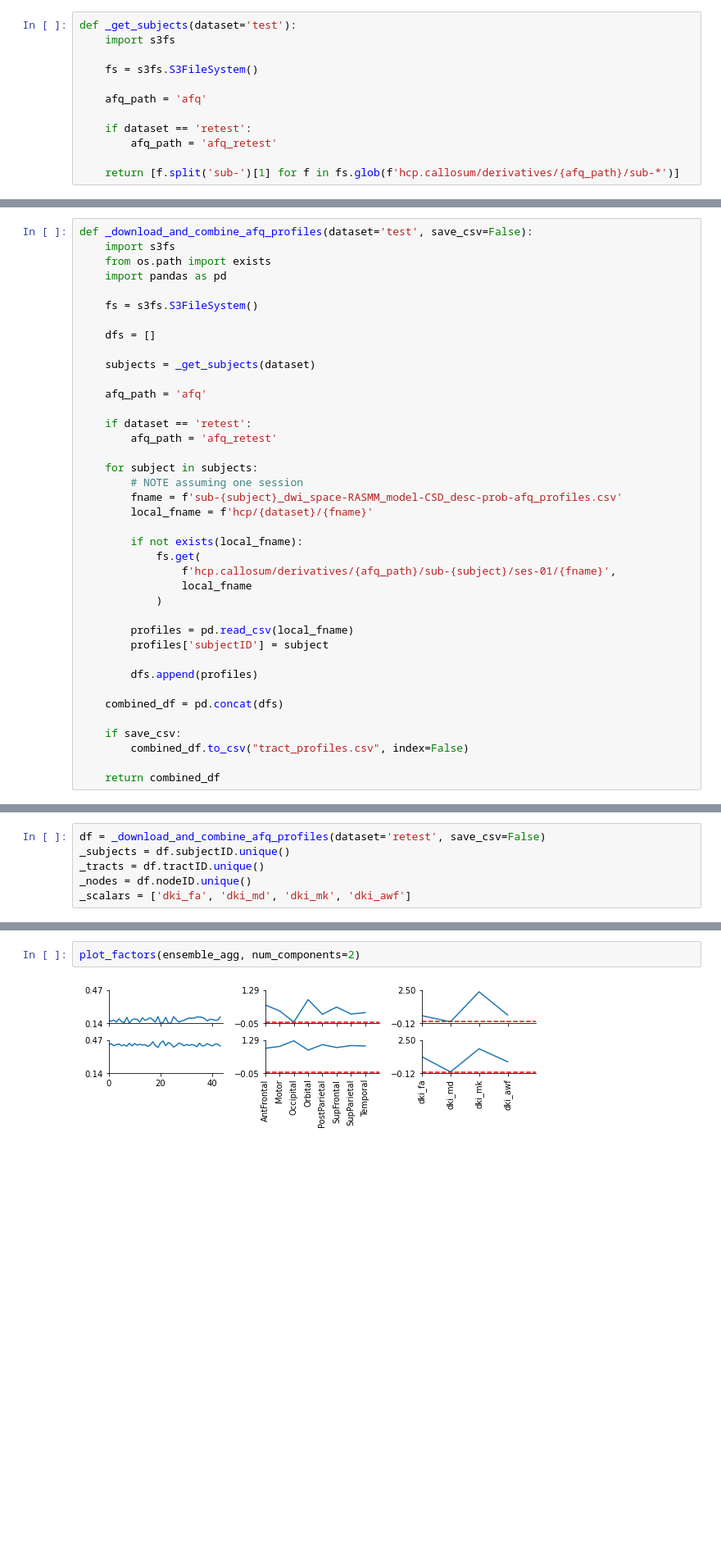
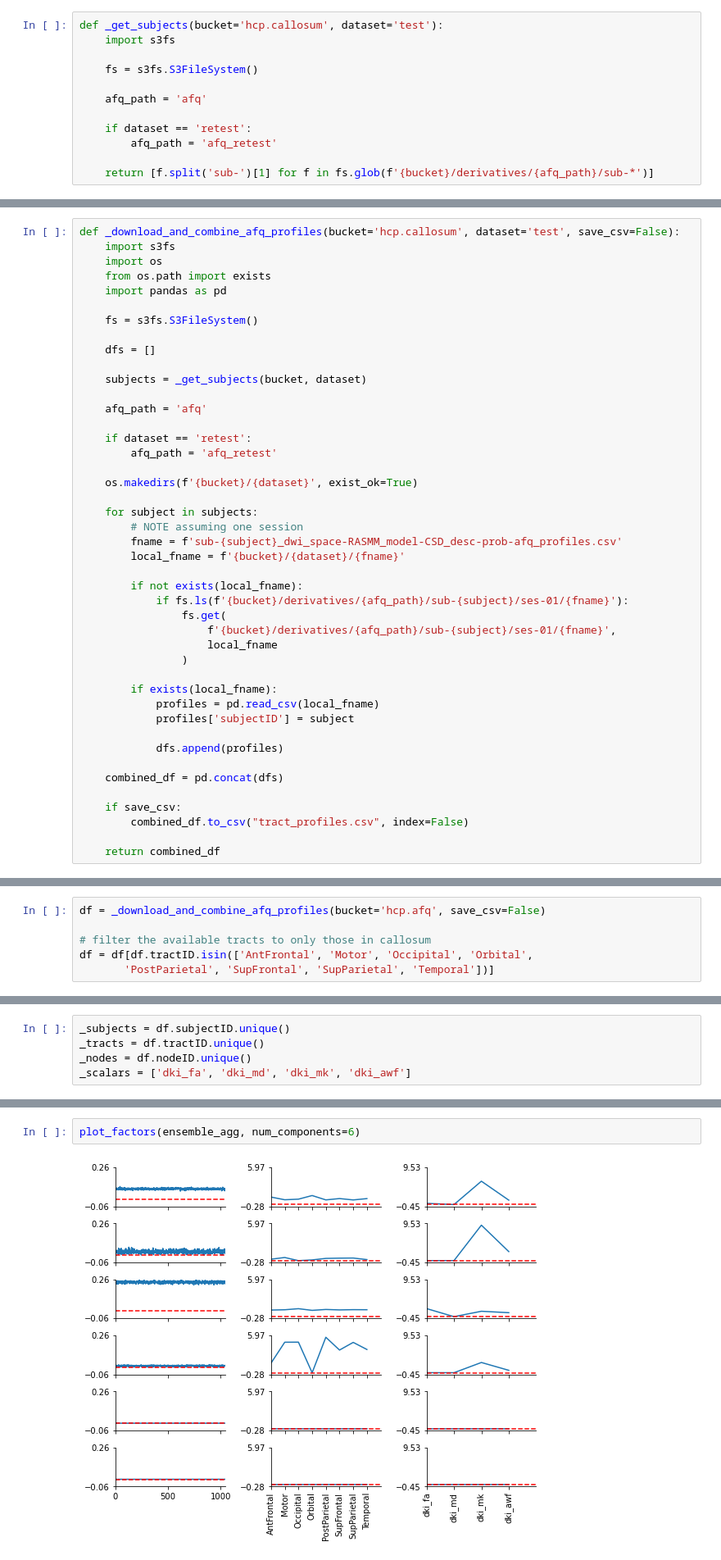
Before and after one commit to bloomdt-uw/callosum_microstructure, a Jupyter notebook: callosum.ipynb, the cells around one changed output, grey strips where cells are left out. Shown at 82% size. Drawn from its saved outputs; the diff is of its cells as text; blank space fills up the shorter version.

```diff
--- a/callosum.ipynb
+++ b/callosum.ipynb
@@ -31,5 +33,5 @@ def _get_subject_sessions(subjects, dataset='test'):
 # %%
-def _get_subjects(dataset='test'):
+def _get_subjects(bucket='hcp.callosum', dataset='test'):
     import s3fs
 
     fs = s3fs.S3FileSystem()
@@ -39,4 +41,4 @@ def _get_subjects(dataset='test'):
     if dataset == 'retest':
         afq_path = 'afq_retest'
 
-    return [f.split('sub-')[1] for f in fs.glob(f'hcp.callosum/derivatives/{afq_path}/sub-*')]
+    return [f.split('sub-')[1] for f in fs.glob(f'{bucket}/derivatives/{afq_path}/sub-*')]
@@ -43,6 +47,7 @@ def _get_subjects(dataset='test'):
 # %%
-def _download_and_combine_afq_profiles(dataset='test', save_csv=False):
+def _download_and_combine_afq_profiles(bucket='hcp.callosum', dataset='test', save_csv=False):
     import s3fs
+    import os
     from os.path import exists
     import pandas as pd
 
@@ -50,28 +55,32 @@ def _download_and_combine_afq_profiles(dataset='test', save_csv=False):
 
     dfs = []
 
-    subjects = _get_subjects(dataset)
+    subjects = _get_subjects(bucket, dataset)
 
     afq_path = 'afq'
 
     if dataset == 'retest':
         afq_path = 'afq_retest'
 
+    os.makedirs(f'{bucket}/{dataset}', exist_ok=True)
+
     for subject in subjects:
         # NOTE assuming one session
         fname = f'sub-{subject}_dwi_space-RASMM_model-CSD_desc-prob-afq_profiles.csv'
-        local_fname = f'hcp/{dataset}/{fname}'
+        local_fname = f'{bucket}/{dataset}/{fname}'
 
         if not exists(local_fname):
-            fs.get(
-                f'hcp.callosum/derivatives/{afq_path}/sub-{subject}/ses-01/{fname}',
-                local_fname
-            )
+            if fs.ls(f'{bucket}/derivatives/{afq_path}/sub-{subject}/ses-01/{fname}'):
+                fs.get(
+                    f'{bucket}/derivatives/{afq_path}/sub-{subject}/ses-01/{fname}',
+                    local_fname
+                )
 
-        profiles = pd.read_csv(local_fname)
-        profiles['subjectID'] = subject
+        if exists(local_fname):
+            profiles = pd.read_csv(local_fname)
+            profiles['subjectID'] = subject
 
-        dfs.append(profiles)
+            dfs.append(profiles)
 
     combined_df = pd.concat(dfs)
 
@@ -81,0 +111,6 @@ def _download_and_combine_afq_profiles(dataset='test', save_csv=False):
+# %%
+df = _download_and_combine_afq_profiles(bucket='hcp.afq', save_csv=False)
+
+# filter the available tracts to only those in callosum
+df = df[df.tractID.isin(['AntFrontal', 'Motor', 'Occipital', 'Orbital',
+       'PostParietal', 'SupFrontal', 'SupParietal', 'Temporal'])]
@@ -82,5 +119,4 @@ def _download_and_combine_afq_profiles(dataset='test', save_csv=False):
 # %%
-df = _download_and_combine_afq_profiles(dataset='retest', save_csv=False)
 _subjects = df.subjectID.unique()
 _tracts = df.tractID.unique()
 _nodes = df.nodeID.unique()
@@ -250,6 +330,6 @@ plot_analysis(ensemble_agg)
 # %%
-plot_factors(ensemble_agg, num_components=2)
+plot_factors(ensemble_agg, num_components=6)
 # %% [output]
-[figure, old version]
+[figure, new version]
 # %% [markdown]
 ### Subject x Bundle x Scalar x Node
```
Also changed, not shown: parts of 69 cells of this notebook.
